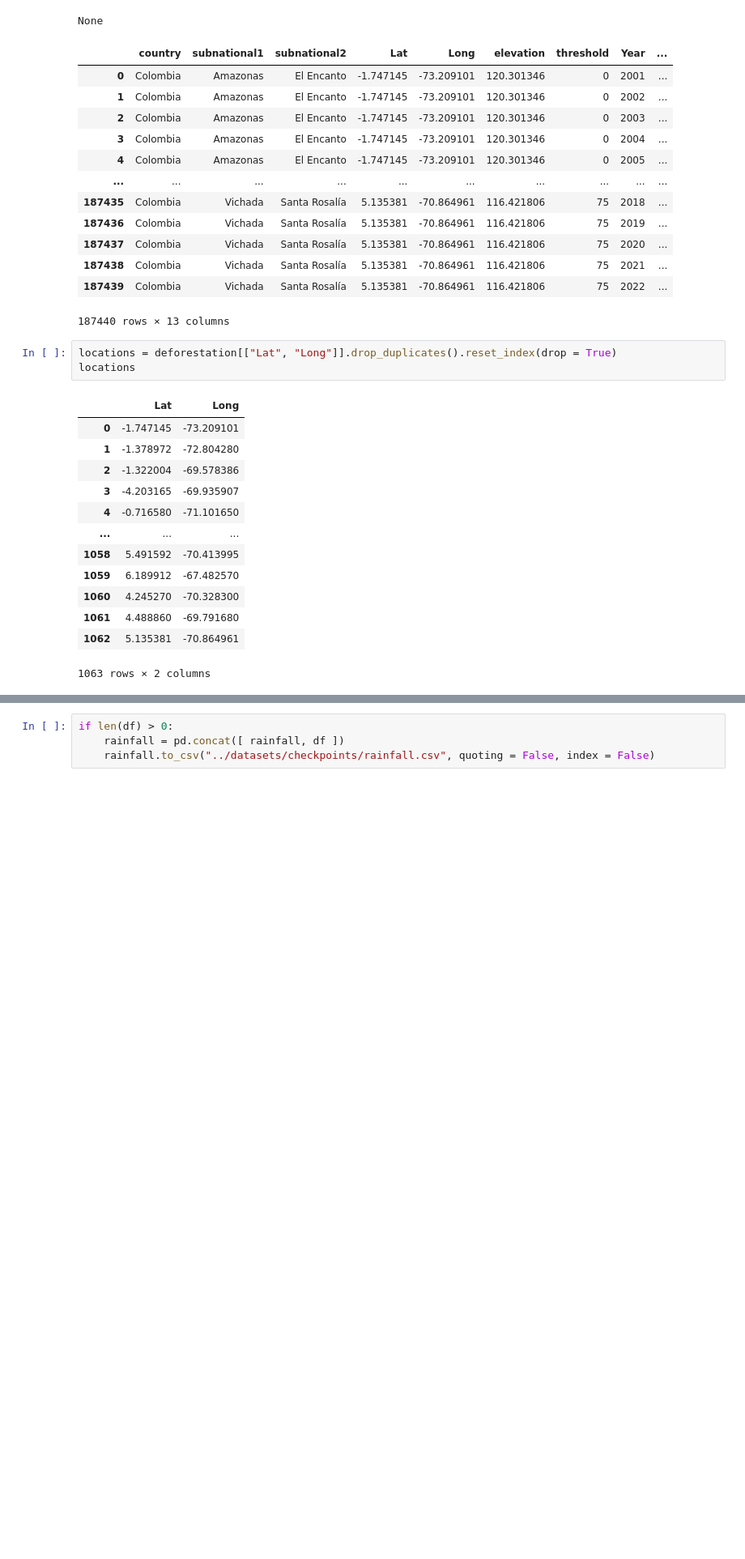
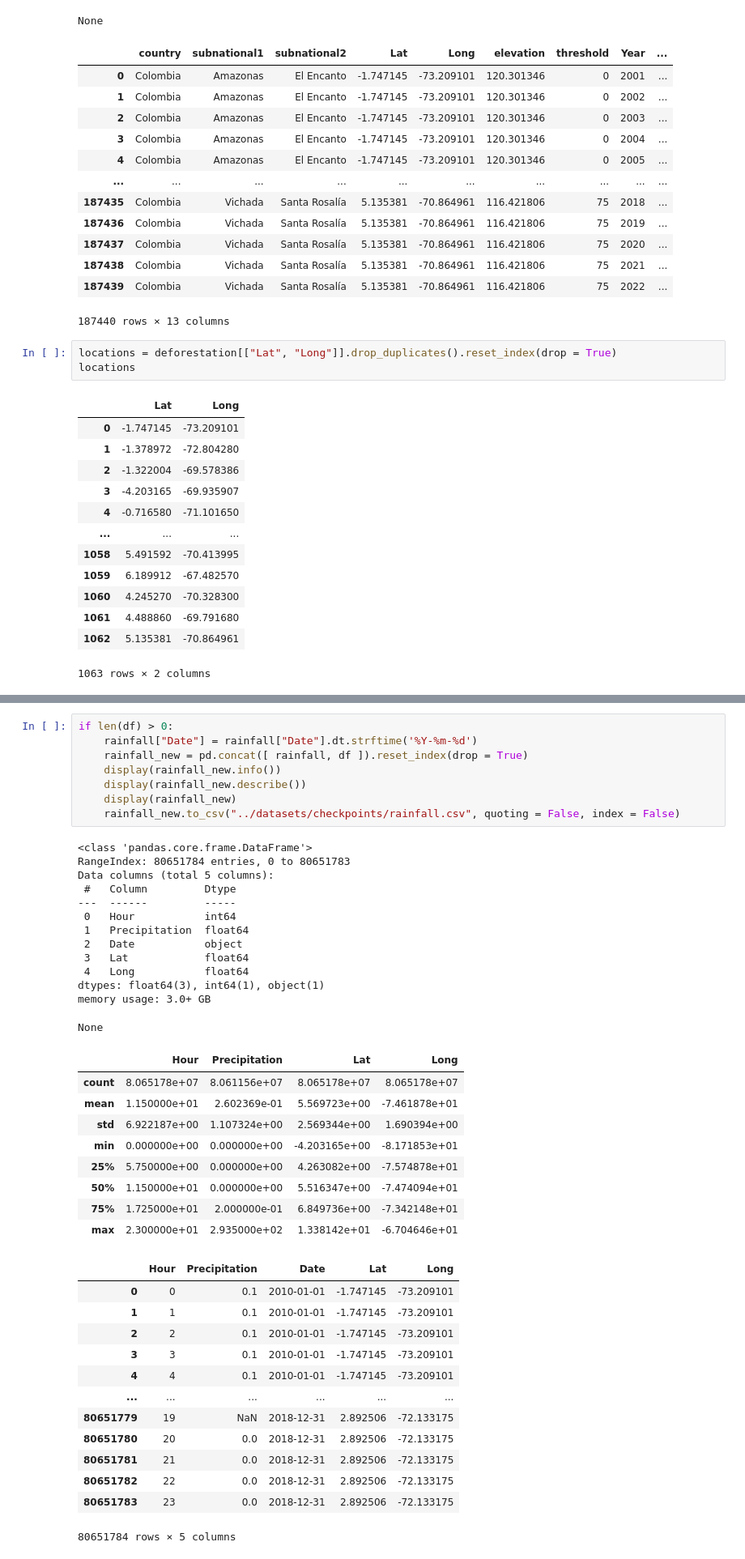
Before and after one commit to ryandschaefer/colombia-landslides, a Jupyter notebook: src/rainfall_apis.ipynb, the cells around one changed output, grey strips where cells are left out. Shown at 81% size. Cells and saved outputs as stored; diff of their text form; blank space fills up the shorter version.

Commit message:
Merge datasets

```diff
--- a/src/rainfall_apis.ipynb
+++ b/src/rainfall_apis.ipynb
@@ -210,4 +248,44 @@ df
 # %%
 if len(df) > 0:
-    rainfall = pd.concat([ rainfall, df ])
-    rainfall.to_csv("../datasets/checkpoints/rainfall.csv", quoting = False, index = False)
+    rainfall["Date"] = rainfall["Date"].dt.strftime('%Y-%m-%d')
+    rainfall_new = pd.concat([ rainfall, df ]).reset_index(drop = True)
+    display(rainfall_new.info())
+    display(rainfall_new.describe())
+    display(rainfall_new)
+    rainfall_new.to_csv("../datasets/checkpoints/rainfall.csv", quoting = False, index = False)
+# %% [output]
+<class 'pandas.core.frame.DataFrame'>
+RangeIndex: 80651784 entries, 0 to 80651783
+Data columns (total 5 columns):
+ #   Column         Dtype
+---  ------         -----
+ 0   Hour           int64
+ 1   Precipitation  float64
+ 2   Date           object
+ 3   Lat            float64
+ 4   Long           float64
+dtypes: float64(3), int64(1), object(1)
+memory usage: 3.0+ GB
+None
+|  | Hour | Precipitation | Lat | Long |
+| count | 8.065178e+07 | 8.061156e+07 | 8.065178e+07 | 8.065178e+07 |
+| mean | 1.150000e+01 | 2.602369e-01 | 5.569723e+00 | -7.461878e+01 |
+| std | 6.922187e+00 | 1.107324e+00 | 2.569344e+00 | 1.690394e+00 |
+| min | 0.000000e+00 | 0.000000e+00 | -4.203165e+00 | -8.171853e+01 |
+| 25% | 5.750000e+00 | 0.000000e+00 | 4.263082e+00 | -7.574878e+01 |
+| 50% | 1.150000e+01 | 0.000000e+00 | 5.516347e+00 | -7.474094e+01 |
+| 75% | 1.725000e+01 | 2.000000e-01 | 6.849736e+00 | -7.342148e+01 |
+| max | 2.300000e+01 | 2.935000e+02 | 1.338142e+01 | -6.704646e+01 |
+|  | Hour | Precipitation | Date | Lat | Long |
+| 0 | 0 | 0.1 | 2010-01-01 | -1.747145 | -73.209101 |
+| 1 | 1 | 0.1 | 2010-01-01 | -1.747145 | -73.209101 |
+| 2 | 2 | 0.1 | 2010-01-01 | -1.747145 | -73.209101 |
+| 3 | 3 | 0.1 | 2010-01-01 | -1.747145 | -73.209101 |
+| 4 | 4 | 0.1 | 2010-01-01 | -1.747145 | -73.209101 |
+| ... | ... | ... | ... | ... | ... |
+| 80651779 | 19 | NaN | 2018-12-31 | 2.892506 | -72.133175 |
+| 80651780 | 20 | 0.0 | 2018-12-31 | 2.892506 | -72.133175 |
+| 80651781 | 21 | 0.0 | 2018-12-31 | 2.892506 | -72.133175 |
+| 80651782 | 22 | 0.0 | 2018-12-31 | 2.892506 | -72.133175 |
+| 80651783 | 23 | 0.0 | 2018-12-31 | 2.892506 | -72.133175 |
+80651784 rows × 5 columns
```
Also changed, not shown: parts of 6 cells of this notebook, 8 other files.
